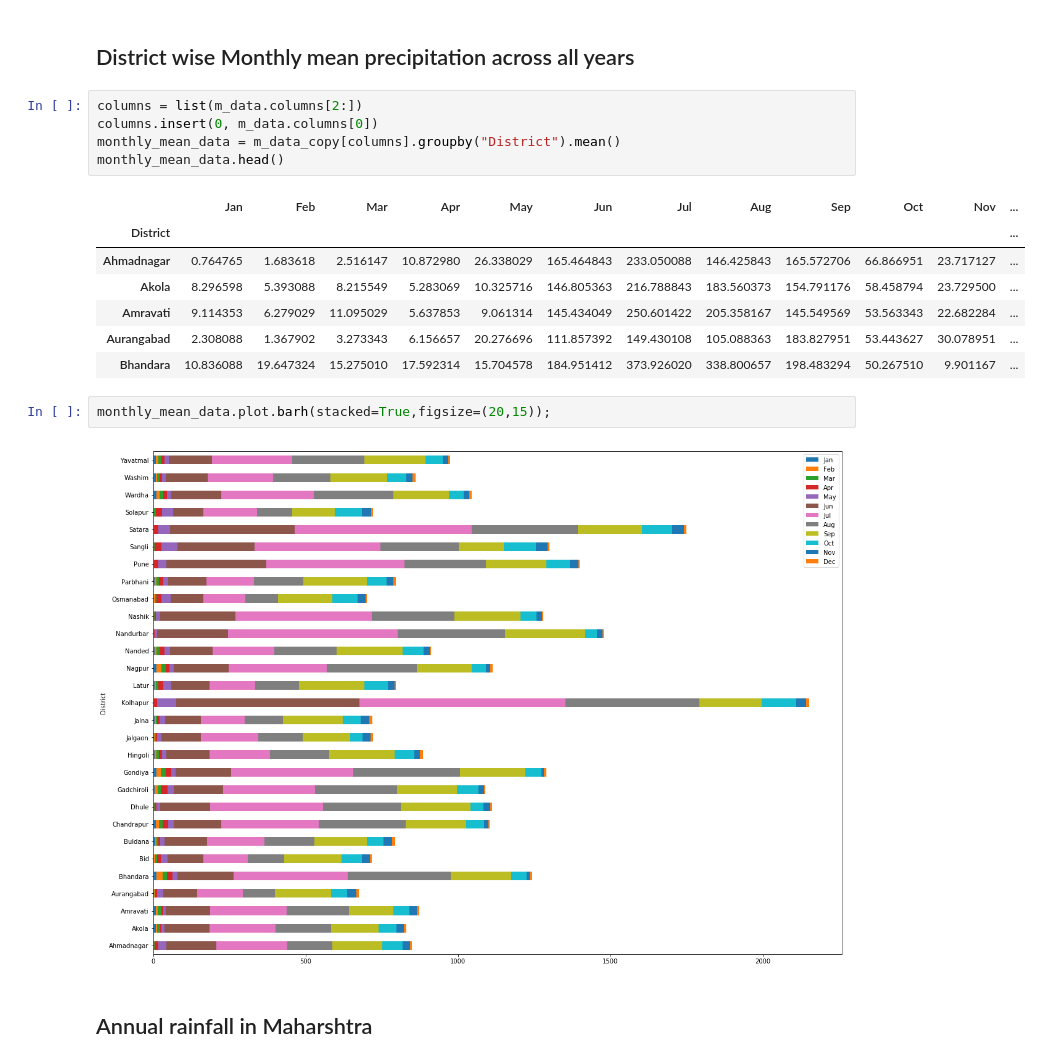
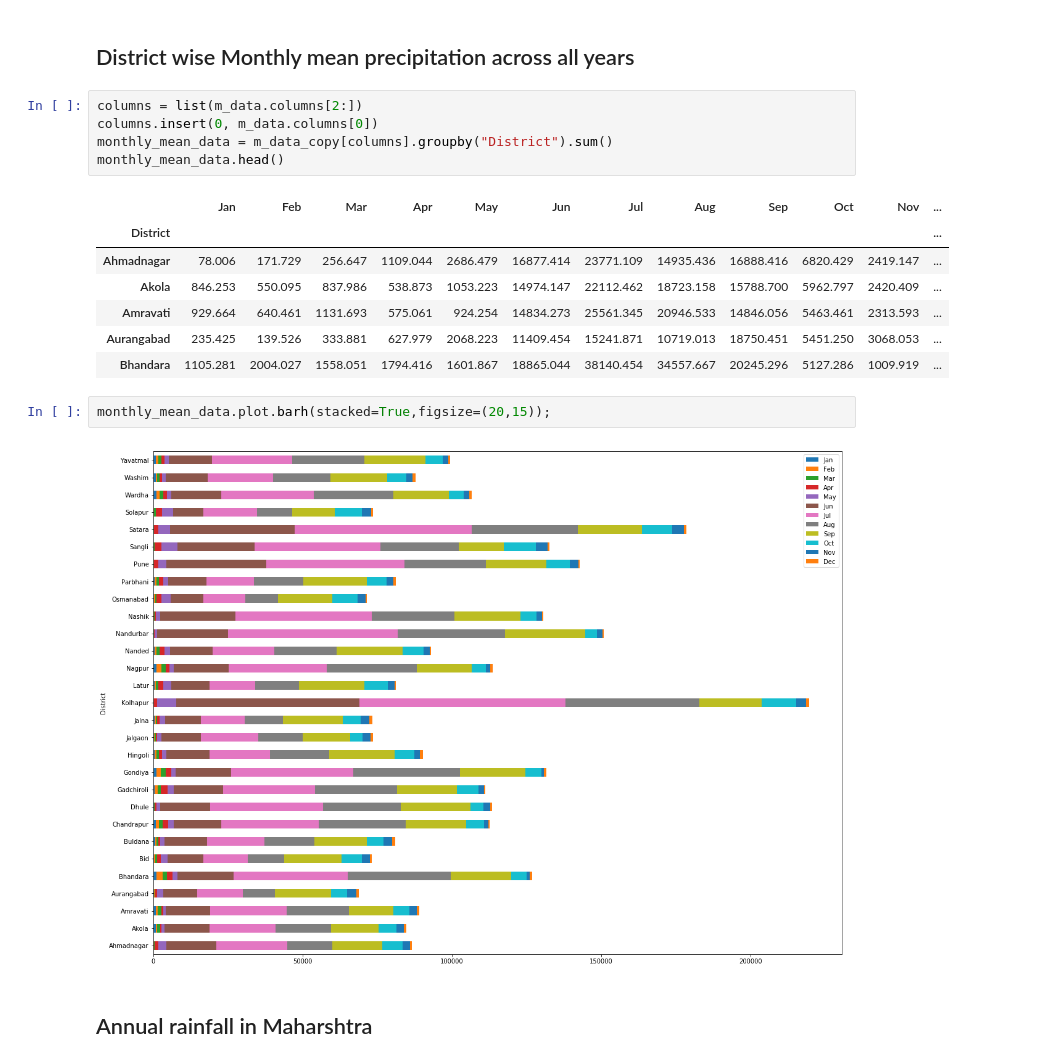
Before and after one commit to Abhishekmamidi123/Time-Series-Forecasting, a Jupyter notebook: Maharashtra/Maharashtra_Analysis.ipynb, the cells around one changed output. Saved outputs shown, nothing was run; the diff lists cells and outputs as text.

```diff
--- a/Maharashtra/Maharashtra_Analysis.ipynb
+++ b/Maharashtra/Maharashtra_Analysis.ipynb
@@ -250,20 +250,20 @@ seasonal_district_data.plot.barh(stacked=True,figsize=(20,15));
 # %%
 columns = list(m_data.columns[2:])
 columns.insert(0, m_data.columns[0])
-monthly_mean_data = m_data_copy[columns].groupby("District").mean()
+monthly_mean_data = m_data_copy[columns].groupby("District").sum()
 monthly_mean_data.head()
 # %% [output]
 |  | Jan | Feb | Mar | Apr | May | Jun | Jul | Aug | Sep | Oct | Nov | ... |
 | District |  |  |  |  |  |  |  |  |  |  |  | ... |
-| Ahmadnagar | 0.764765 | 1.683618 | 2.516147 | 10.872980 | 26.338029 | 165.464843 | 233.050088 | 146.425843 | 165.572706 | 66.866951 | 23.717127 | ... |
-| Akola | 8.296598 | 5.393088 | 8.215549 | 5.283069 | 10.325716 | 146.805363 | 216.788843 | 183.560373 | 154.791176 | 58.458794 | 23.729500 | ... |
-| Amravati | 9.114353 | 6.279029 | 11.095029 | 5.637853 | 9.061314 | 145.434049 | 250.601422 | 205.358167 | 145.549569 | 53.563343 | 22.682284 | ... |
-| Aurangabad | 2.308088 | 1.367902 | 3.273343 | 6.156657 | 20.276696 | 111.857392 | 149.430108 | 105.088363 | 183.827951 | 53.443627 | 30.078951 | ... |
-| Bhandara | 10.836088 | 19.647324 | 15.275010 | 17.592314 | 15.704578 | 184.951412 | 373.926020 | 338.800657 | 198.483294 | 50.267510 | 9.901167 | ... |
+| Ahmadnagar | 78.006 | 171.729 | 256.647 | 1109.044 | 2686.479 | 16877.414 | 23771.109 | 14935.436 | 16888.416 | 6820.429 | 2419.147 | ... |
+| Akola | 846.253 | 550.095 | 837.986 | 538.873 | 1053.223 | 14974.147 | 22112.462 | 18723.158 | 15788.700 | 5962.797 | 2420.409 | ... |
+| Amravati | 929.664 | 640.461 | 1131.693 | 575.061 | 924.254 | 14834.273 | 25561.345 | 20946.533 | 14846.056 | 5463.461 | 2313.593 | ... |
+| Aurangabad | 235.425 | 139.526 | 333.881 | 627.979 | 2068.223 | 11409.454 | 15241.871 | 10719.013 | 18750.451 | 5451.250 | 3068.053 | ... |
+| Bhandara | 1105.281 | 2004.027 | 1558.051 | 1794.416 | 1601.867 | 18865.044 | 38140.454 | 34557.667 | 20245.296 | 5127.286 | 1009.919 | ... |
 # %%
 monthly_mean_data.plot.barh(stacked=True,figsize=(20,15));
 # %% [output]
-[figure, old version]
+[figure, new version]
 # %% [markdown]
 ## Annual rainfall in Maharshtra
 # %%
```
Also changed, not shown: parts of 10 cells of this notebook.
